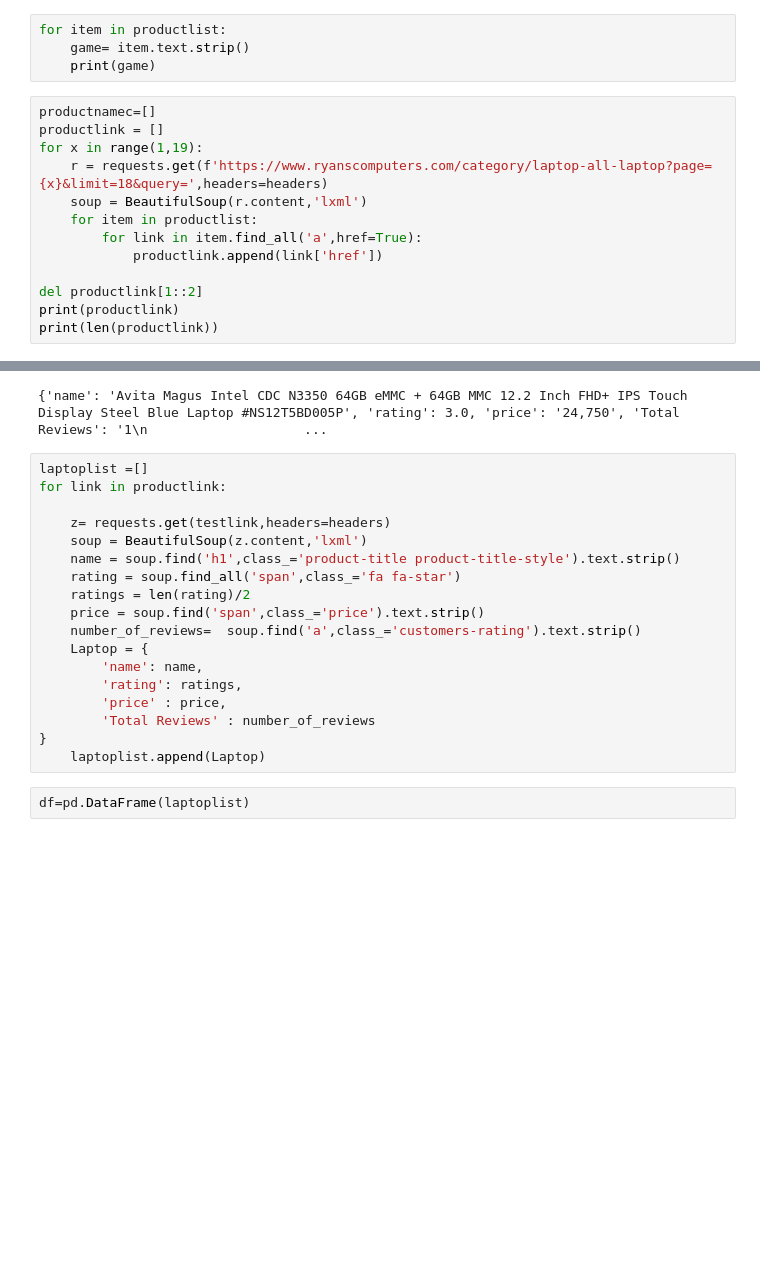
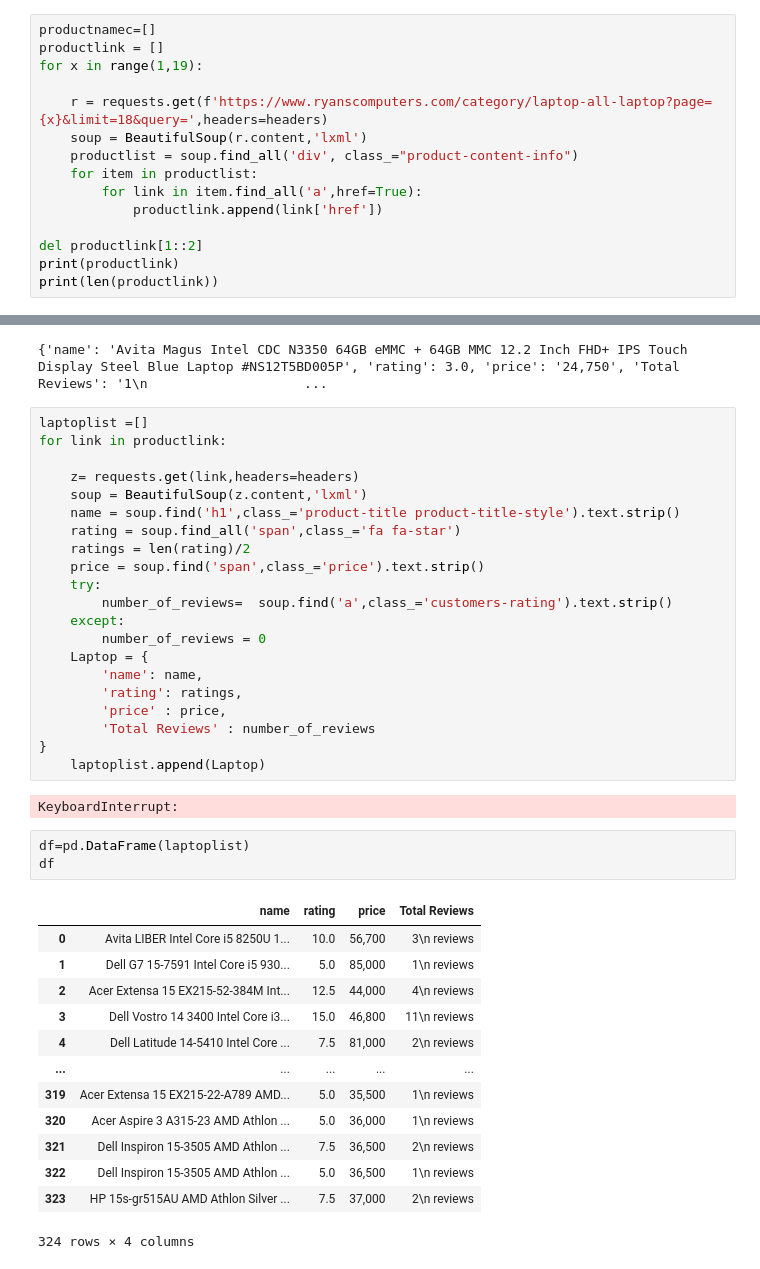
Before and after one commit to Lizard33k/Web-Scraping-Project-For-NLP, a Jupyter notebook: dhoni.ipynb, the cells around one changed output, grey strips where cells are left out. Cells and saved outputs as stored; diff of their text form; blank space fills up the shorter version.

```diff
--- a/dhoni.ipynb
+++ b/dhoni.ipynb
@@ -43,16 +43,14 @@ print(len(productlist))
 </div>
 </div>]
 18
-# %%
-for item in productlist:
-    game= item.text.strip()
-    print(game)
 # %%
 productnamec=[]
 productlink = []
 for x in range(1,19):
+
     r = requests.get(f'https://www.ryanscomputers.com/category/laptop-all-laptop?page={x}&limit=18&query=',headers=headers)
     soup = BeautifulSoup(r.content,'lxml')
+    productlist = soup.find_all('div', class_="product-content-info")
     for item in productlist:
         for link in item.find_all('a',href=True):
             productlink.append(link['href'])
@@ -111,13 +101,16 @@ print(Laptop)
 laptoplist =[]
 for link in productlink:
 
-    z= requests.get(testlink,headers=headers)
+    z= requests.get(link,headers=headers)
     soup = BeautifulSoup(z.content,'lxml')
     name = soup.find('h1',class_='product-title product-title-style').text.strip()
     rating = soup.find_all('span',class_='fa fa-star')
     ratings = len(rating)/2
     price = soup.find('span',class_='price').text.strip()
-    number_of_reviews=  soup.find('a',class_='customers-rating').text.strip()
+    try:
+        number_of_reviews=  soup.find('a',class_='customers-rating').text.strip()
+    except:
+        number_of_reviews = 0
     Laptop = {
         'name': name,
         'rating': ratings,
@@ -125,5 +118,22 @@ for link in productlink:
         'Total Reviews' : number_of_reviews
 }
     laptoplist.append(Laptop)
+# %% [output]
+KeyboardInterrupt:
 # %%
 df=pd.DataFrame(laptoplist)
+df
+# %% [output]
+|  | name | rating | price | Total Reviews |
+| 0 | Avita LIBER Intel Core i5 8250U 1... | 10.0 | 56,700 | 3\n reviews |
+| 1 | Dell G7 15-7591 Intel Core i5 930... | 5.0 | 85,000 | 1\n reviews |
+| 2 | Acer Extensa 15 EX215-52-384M Int... | 12.5 | 44,000 | 4\n reviews |
+| 3 | Dell Vostro 14 3400 Intel Core i3... | 15.0 | 46,800 | 11\n reviews |
+| 4 | Dell Latitude 14-5410 Intel Core ... | 7.5 | 81,000 | 2\n reviews |
+| ... | ... | ... | ... | ... |
+| 319 | Acer Extensa 15 EX215-22-A789 AMD... | 5.0 | 35,500 | 1\n reviews |
+| 320 | Acer Aspire 3 A315-23 AMD Athlon ... | 5.0 | 36,000 | 1\n reviews |
+| 321 | Dell Inspiron 15-3505 AMD Athlon ... | 7.5 | 36,500 | 2\n reviews |
+| 322 | Dell Inspiron 15-3505 AMD Athlon ... | 5.0 | 36,500 | 1\n reviews |
+| 323 | HP 15s-gr515AU AMD Athlon Silver ... | 7.5 | 37,000 | 2\n reviews |
+324 rows × 4 columns
```
Also changed, not shown: parts of 14 cells of this notebook, 3 other files.
